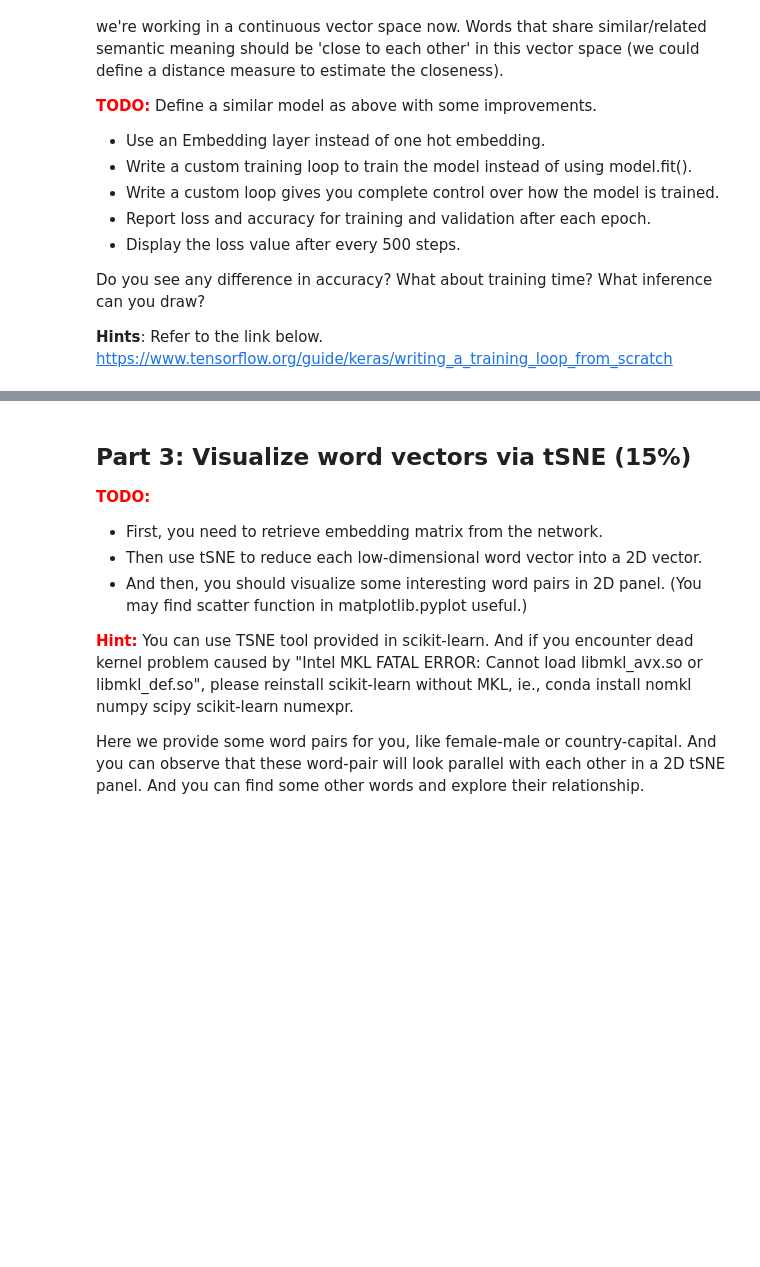
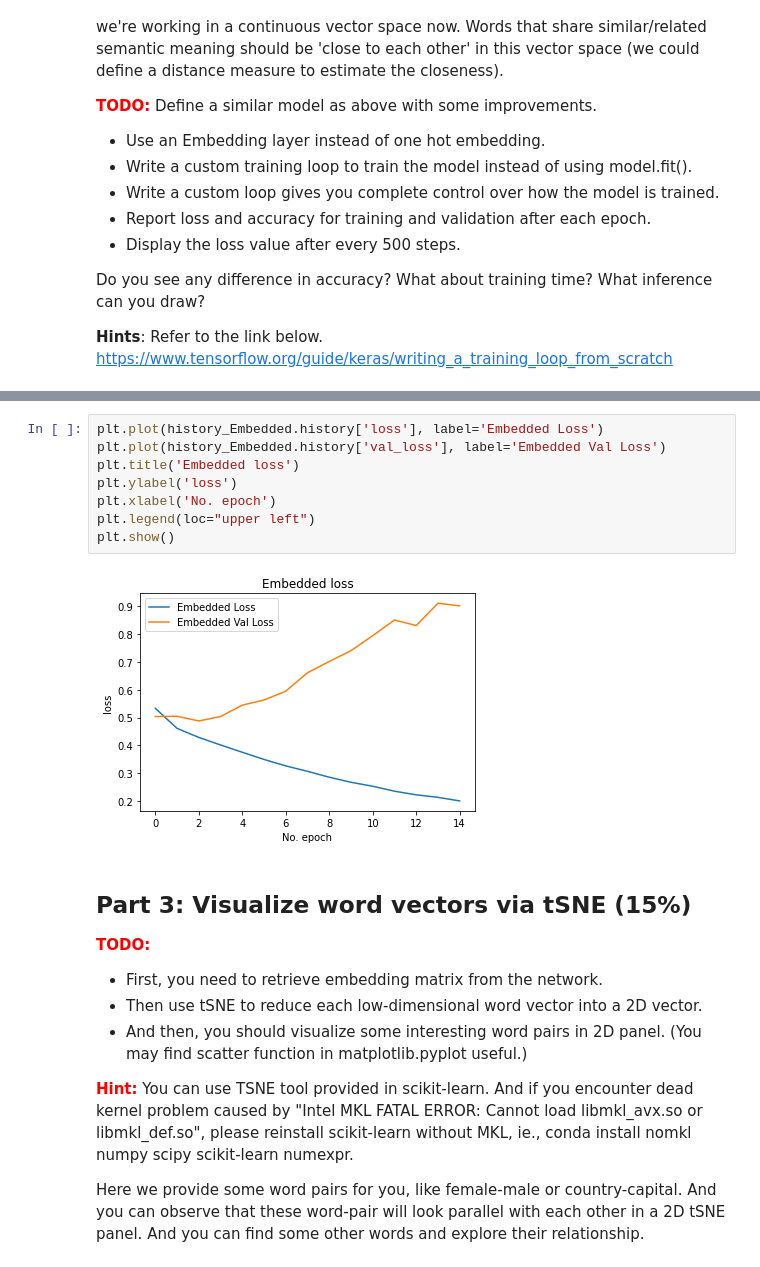
Before and after one commit to ecbme4040/e4040-2022fall-assign3-tw2834, a Jupyter notebook: task2-rnn-applications.ipynb, the cells around one changed output, grey strips where cells are left out. Drawn from its saved outputs; the diff is of its cells as text; blank space fills up the shorter version.

```diff
--- a/task2-rnn-applications.ipynb
+++ b/task2-rnn-applications.ipynb
@@ -295,3 +211,13 @@ for epoch in range(epochs):
+# %%
+plt.plot(history_Embedded.history['loss'], label='Embedded Loss')
+plt.plot(history_Embedded.history['val_loss'], label='Embedded Val Loss')
+plt.title('Embedded loss')
+plt.ylabel('loss')
+plt.xlabel('No. epoch')
+plt.legend(loc="upper left")
+plt.show()
+# %% [output]
+[figure, added]
 # %% [markdown]
 ## Part 3: Visualize word vectors via tSNE (15%)
 
```
Also changed, not shown: parts of 6 cells of this notebook, 1 other file.
